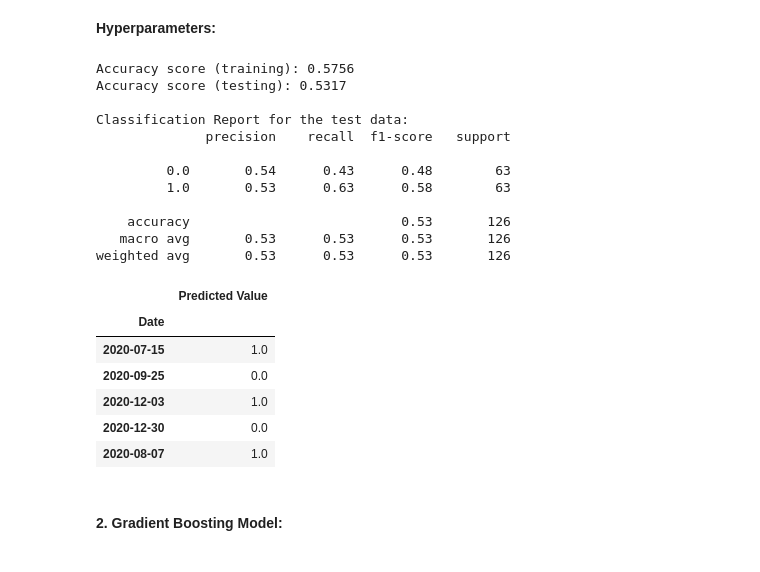
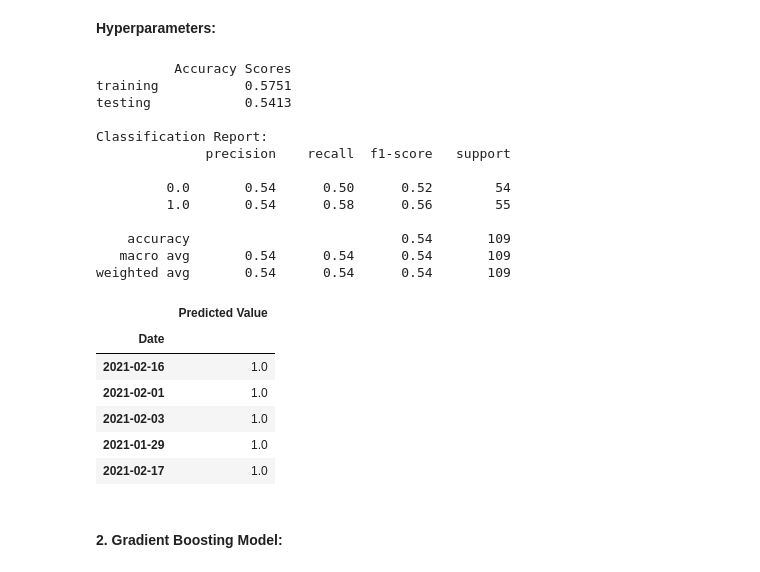
Before and after one commit to winstonpgao/Technical-Trading-Strategies-Using-Machine-Learning-and-Deep-Learning-Models, a Jupyter notebook: Project_Two_PART_2_ML_Training with sentiment.ipynb, the cells around one changed output. Drawn from its saved outputs; the diff is of its cells as text; code cells hidden in the pictures.

```diff
--- a/Project_Two_PART_2_ML_Training with sentiment.ipynb
+++ b/Project_Two_PART_2_ML_Training with sentiment.ipynb
@@ -102,10 +107,10 @@ return_signal_df_modified.head()
 def separate(return_signal_df_modified):
     '''
     thif func takes in return_signal_df_modified,
-    split the data into trian (75%) and test (25%),
+    split the data into trian (80%) and test (20%),
     return trian and test data sets for the X and dependent variables.
     '''
-    split = int(0.75 * len(return_signal_df_modified))
+    split = int(0.8 * len(return_signal_df_modified))
     # X Variable
     x_train = return_signal_df_modified[x_var_list][:split]
     x_test = return_signal_df_modified[x_var_list][split:]
@@ -154,21 +159,23 @@ x_test_reshape = x_test.values.reshape((x_test.shape[0], x_test.shape[1], 1))
 def analyse_model(model, predictions):
     '''
     this helper func takes in model, and predictions,
-    to print accuracy score for traning and testing,
-    to print the classification report for the test data,
-    return a result dataframe which contains actual vs. predicted y data.
+    create a dataframe to hold predicitons,
+    then calculate and transform the accuracy scores (traning & testing) to a dataframe,
+    then create a classsification_report,
+    return predicted result dataframe, the accuracy dataframe and classsification_report.
     '''
     # Assemble actual y data (Y_test) with predicted y data (from just above) into two columns in a dataframe:
     result = y_test.to_frame().drop(columns=["Positive Return"])
     result["Predicted Value"] = predictions
 
-    # Print performance metrics:
-    print("Accuracy score (training): {0:.4f}".format(accuracy_score(y_train, model.predict(x_train))))
-    print("Accuracy score (testing): {0:.4f}".format(accuracy_score(y_test, predictions)))
-    print(" ")
-    print("Classification Report for the test data:")
-    print(classification_report(y_test, predictions))
-    return result
+    # Create a new dataframe to hold accuracy scores for training and testing
+    training=round(accuracy_score(y_train, model.predict(x_train)),4)
+    testing=round(accuracy_score(y_test, predictions),4)
+    scores=pd.DataFrame({"Accuracy Scores":[training,testing]}, index=["training","testing"])
+    # Create a classsification_report
+    classsification_report = classification_report(y_test, predictions)
+
+    return result, scores, classsification_report
 # %%
 # Helper Function:
 def analyse_RNN_model(RNN_model, predictions):
@@ -213,28 +222,33 @@ def RandomForest(x_train, y_train, x_test, y_test):
     return RF_model, RF_predictions
 # %%
 RF_model, RF_predictions = RandomForest(x_train, y_train, x_test, y_test)
-RF_result = analyse_model(RF_model, RF_predictions)
-RF_result.sample(5)
+RF_result, RF_scores, RF_report = analyse_model(RF_model, RF_predictions)
+print(RF_scores)
+print("")
+print("Classification Report:")
+print(RF_report)
+display(RF_result.sample(5))
 # %% [output]
-Accuracy score (training): 0.5756
-Accuracy score (testing): 0.5317
+          Accuracy Scores
+training           0.5751
+testing            0.5413
 
-Classification Report for the test data:
+Classification Report:
               precision    recall  f1-score   support
 
-         0.0       0.54      0.43      0.48        63
-         1.0       0.53      0.63      0.58        63
+         0.0       0.54      0.50      0.52        54
+         1.0       0.54      0.58      0.56        55
 
-    accuracy                           0.53       126
-   macro avg       0.53      0.53      0.53       126
-weighted avg       0.53      0.53      0.53       126
+    accuracy                           0.54       109
+   macro avg       0.54      0.54      0.54       109
+weighted avg       0.54      0.54      0.54       109
 |  | Predicted Value |
 | Date |  |
-| 2020-07-15 | 1.0 |
-| 2020-09-25 | 0.0 |
-| 2020-12-03 | 1.0 |
-| 2020-12-30 | 0.0 |
-| 2020-08-07 | 1.0 |
+| 2021-02-16 | 1.0 |
+| 2021-02-01 | 1.0 |
+| 2021-02-03 | 1.0 |
+| 2021-01-29 | 1.0 |
+| 2021-02-17 | 1.0 |
 # %% [markdown]
 #### 2. Gradient Boosting Model:
 # %% [markdown]
```
Also changed, not shown: parts of 18 cells of this notebook, 2 other files.
